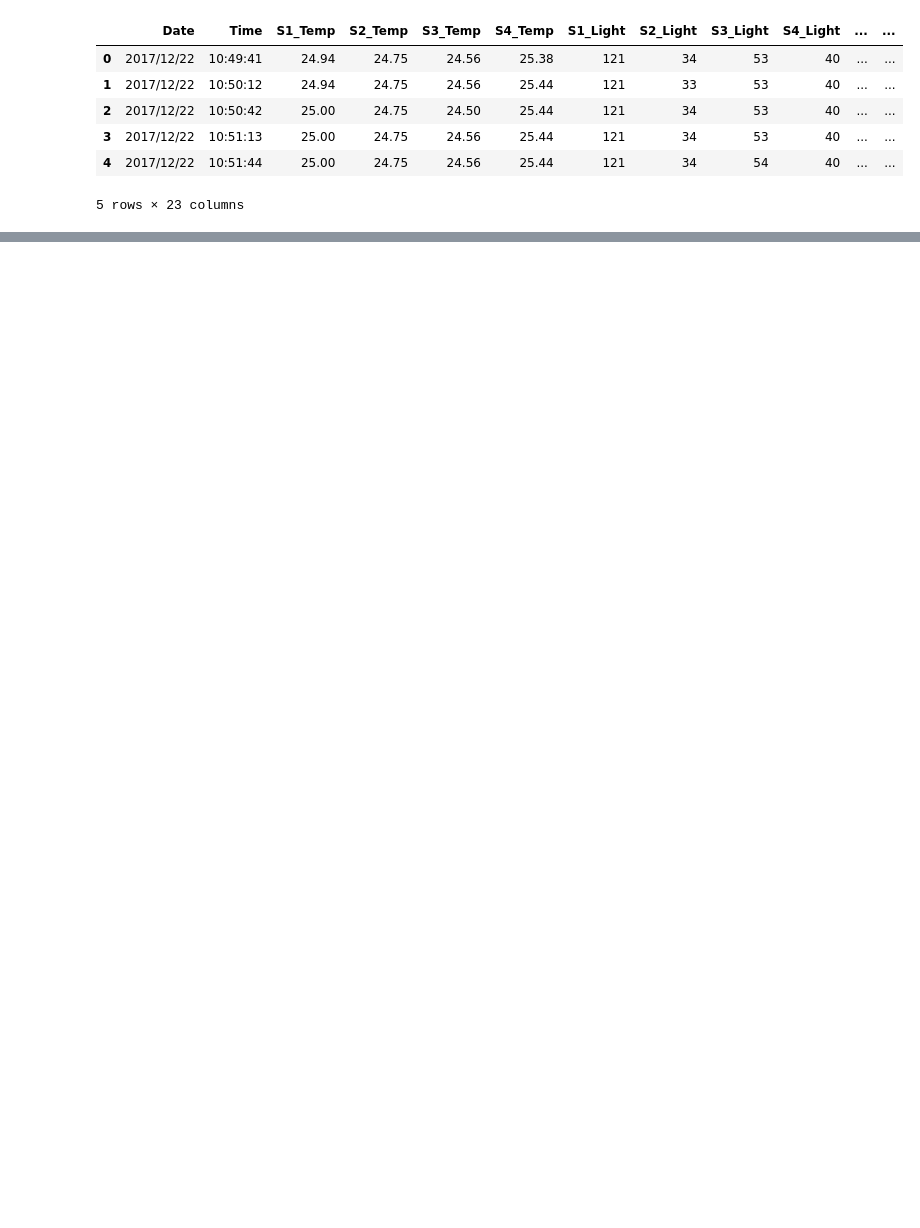
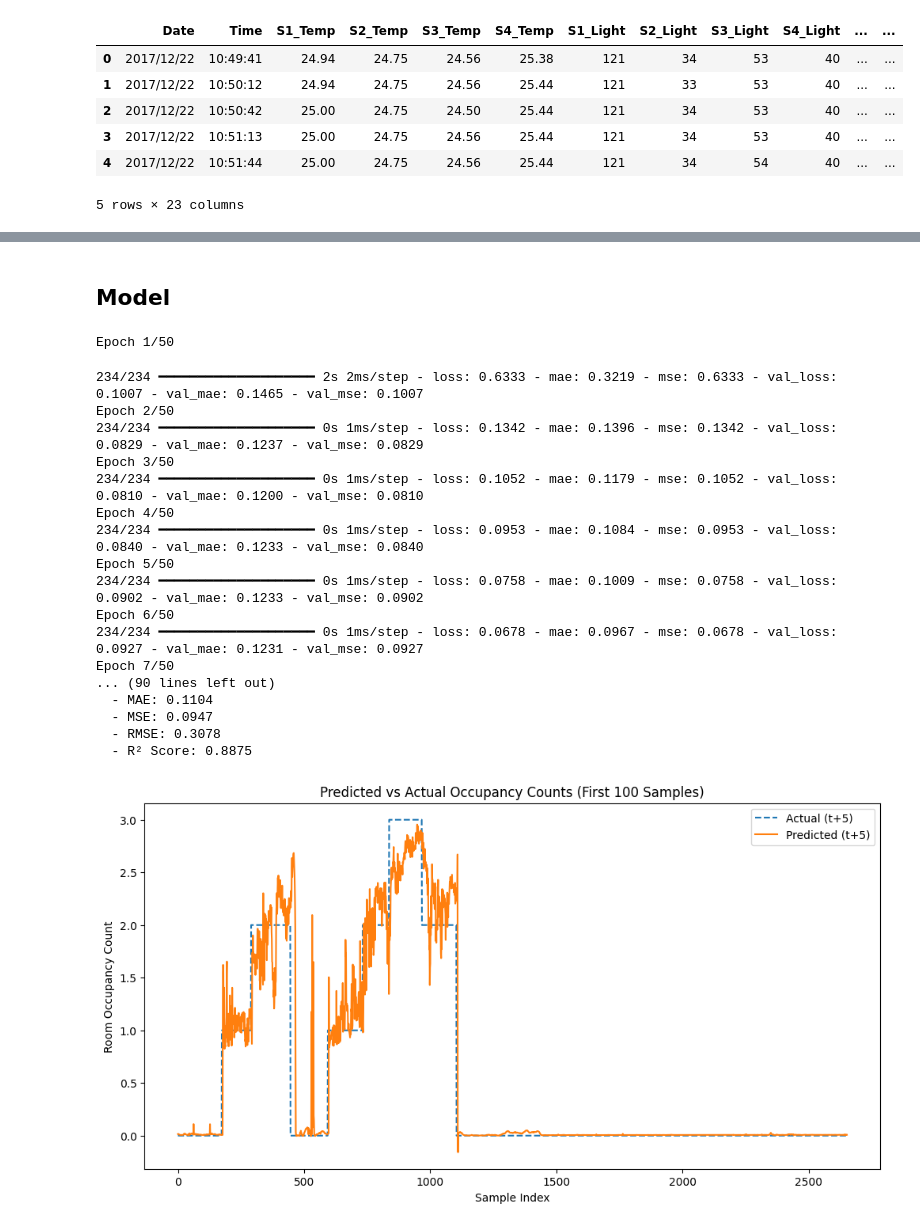
Before and after one commit to apmalinsky/AAI-530-IoT-FinalProject, a Jupyter notebook: notebooks/continuous-pred.ipynb, the cells around one changed output, grey strips where cells are left out. Cells and saved outputs as stored; diff of their text form; code cells hidden in the pictures; blank space fills up the shorter version.

Commit message:
first lstm time series pred model

```diff
--- a/notebooks/continuous-pred.ipynb
+++ b/notebooks/continuous-pred.ipynb
@@ -14,0 +48,11 @@ ro_data.head()
+# %%
+# Setting predictive horizon to 5 steps ahead
+ph = 5
+
+# Setting up a column with future occupancy count for convenience
+ro_data['Room_Occupancy_Future_{}'.format(ph)] = ro_data['Room_Occupancy_Count'].shift(-ph)
+
+# Shifting creates some rows with NaN values, so dropping those
+ro_data.dropna(inplace=True)
+
+ro_data.head()
@@ -14,0 +94,2 @@ ro_data.head()
+# %% [markdown]
+## Model
@@ -14,0 +143,51 @@ ro_data.head()
+# %%
+# Scale the features
+scaler = StandardScaler()
+X_train_scaled = scaler.fit_transform(X_train)
+X_test_scaled = scaler.transform(X_test)
+
+# Reshape input data for LSTM: (samples, timesteps, features)
+X_train_reshaped = X_train_scaled.reshape((X_train_scaled.shape[0], 1, X_train_scaled.shape[1]))
+X_test_reshaped = X_test_scaled.reshape((X_test_scaled.shape[0], 1, X_test_scaled.shape[1]))
+
+# Define LSTM model
+model = Sequential()
+
+# Using relu to avoid vanishing gradient problem
+model.add(LSTM(64, activation='relu', return_sequences=True, input_shape=(1, X_train.shape[1])))
+model.add(Dropout(0.2))
+
+model.add(LSTM(32, activation='relu', return_sequences=False))
+model.add(Dropout(0.2))
+
+# Output layer
+model.add(Dense(1))
+
+# Compile the model
+model.compile(optimizer=Adam(learning_rate=0.001), loss='mse', metrics=['mae', 'mse'])
+
+# Train the model
+model.fit(X_train_reshaped, y_train, epochs=50, batch_size=32, validation_data=(X_test_reshaped, y_test))
+
+# Evaluate the model
+evaluate_lstm_model(model, X_test_reshaped, y_test)
+# %% [output]
+Epoch 1/50
+234/234 ━━━━━━━━━━━━━━━━━━━━ 2s 2ms/step - loss: 0.6333 - mae: 0.3219 - mse: 0.6333 - val_loss: 0.1007 - val_mae: 0.1465 - val_mse: 0.1007
+Epoch 2/50
+234/234 ━━━━━━━━━━━━━━━━━━━━ 0s 1ms/step - loss: 0.1342 - mae: 0.1396 - mse: 0.1342 - val_loss: 0.0829 - val_mae: 0.1237 - val_mse: 0.0829
+Epoch 3/50
+234/234 ━━━━━━━━━━━━━━━━━━━━ 0s 1ms/step - loss: 0.1052 - mae: 0.1179 - mse: 0.1052 - val_loss: 0.0810 - val_mae: 0.1200 - val_mse: 0.0810
+Epoch 4/50
+234/234 ━━━━━━━━━━━━━━━━━━━━ 0s 1ms/step - loss: 0.0953 - mae: 0.1084 - mse: 0.0953 - val_loss: 0.0840 - val_mae: 0.1233 - val_mse: 0.0840
+Epoch 5/50
+234/234 ━━━━━━━━━━━━━━━━━━━━ 0s 1ms/step - loss: 0.0758 - mae: 0.1009 - mse: 0.0758 - val_loss: 0.0902 - val_mae: 0.1233 - val_mse: 0.0902
+Epoch 6/50
+234/234 ━━━━━━━━━━━━━━━━━━━━ 0s 1ms/step - loss: 0.0678 - mae: 0.0967 - mse: 0.0678 - val_loss: 0.0927 - val_mae: 0.1231 - val_mse: 0.0927
+Epoch 7/50
+... (90 lines left out)
+  - MAE: 0.1104
+  - MSE: 0.0947
+  - RMSE: 0.3078
+  - R² Score: 0.8875
+[figure, added]
```
Also changed, not shown: parts of 9 cells of this notebook.
